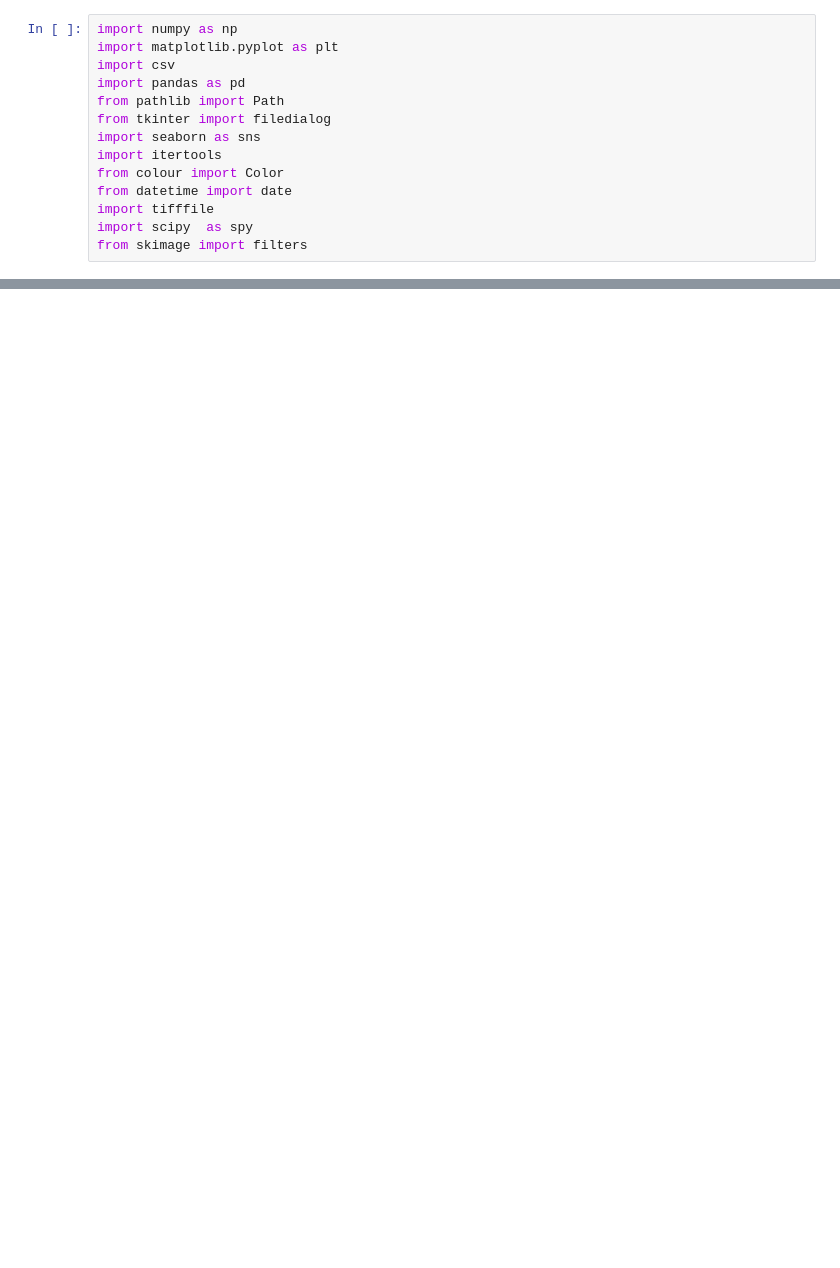
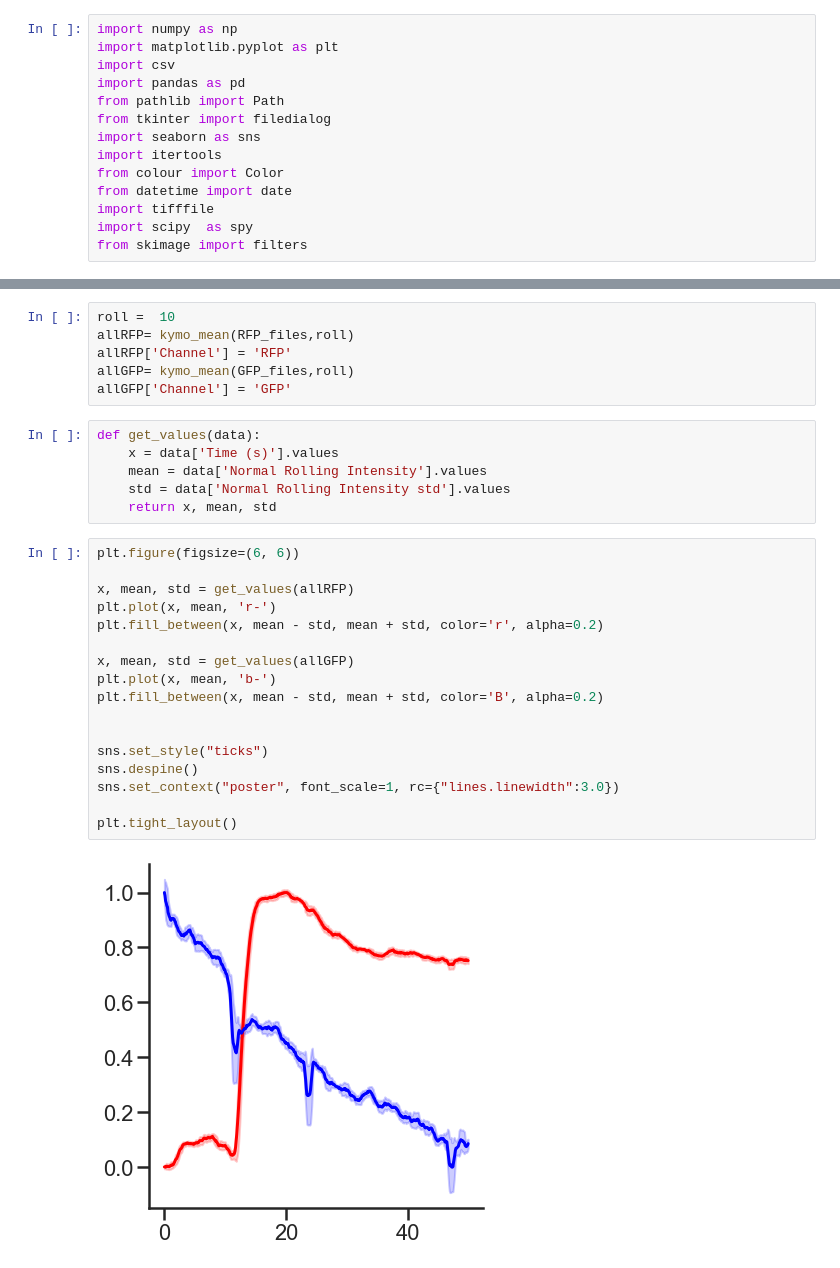
Before and after one commit to sofiacruzt/sofia-brouhardlab, a Jupyter notebook: curvature_taxol/Photobleaching-OneStack.ipynb, the cells around one changed output, grey strips where cells are left out. Saved outputs shown, nothing was run; the diff lists cells and outputs as text; blank space fills up the shorter version.

```diff
--- a/curvature_taxol/Photobleaching-OneStack.ipynb
+++ b/curvature_taxol/Photobleaching-OneStack.ipynb
@@ -261,0 +131,31 @@ coeff_masked, coeff_otsu, coeff_otsu_masked
+# %%
+roll =  10
+allRFP= kymo_mean(RFP_files,roll)
+allRFP['Channel'] = 'RFP'
+allGFP= kymo_mean(GFP_files,roll)
+allGFP['Channel'] = 'GFP'
+# %%
+def get_values(data):
+    x = data['Time (s)'].values
+    mean = data['Normal Rolling Intensity'].values
+    std = data['Normal Rolling Intensity std'].values
+    return x, mean, std
+# %%
+plt.figure(figsize=(6, 6))
+
+x, mean, std = get_values(allRFP)
+plt.plot(x, mean, 'r-')
+plt.fill_between(x, mean - std, mean + std, color='r', alpha=0.2)
+
+x, mean, std = get_values(allGFP)
+plt.plot(x, mean, 'b-')
+plt.fill_between(x, mean - std, mean + std, color='B', alpha=0.2)
+
+
+sns.set_style("ticks")
+sns.despine()
+sns.set_context("poster", font_scale=1, rc={"lines.linewidth":3.0})
+
+plt.tight_layout()
+# %% [output]
+[figure, added]
```
Also changed, not shown: parts of 38 cells of this notebook.
